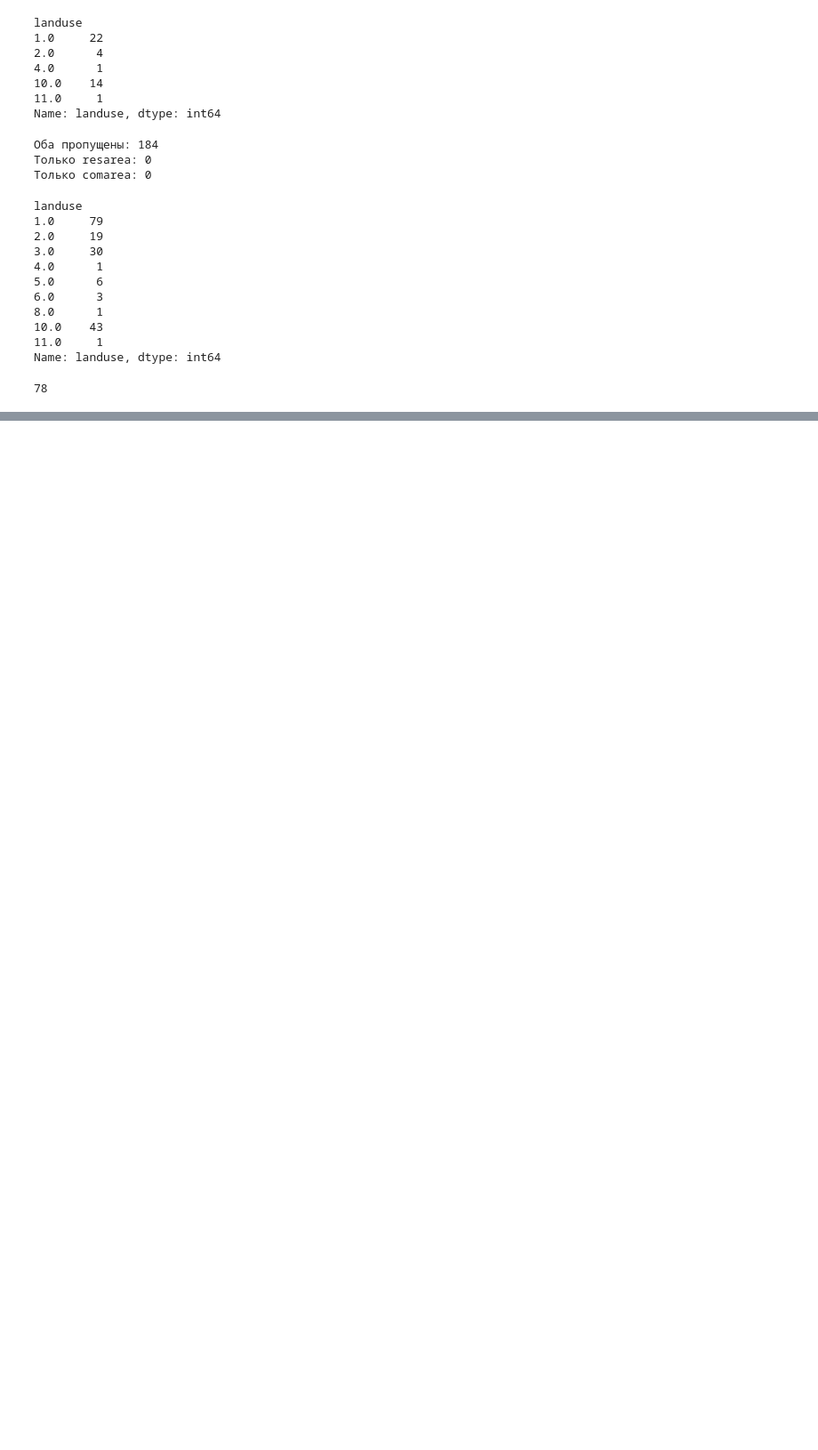
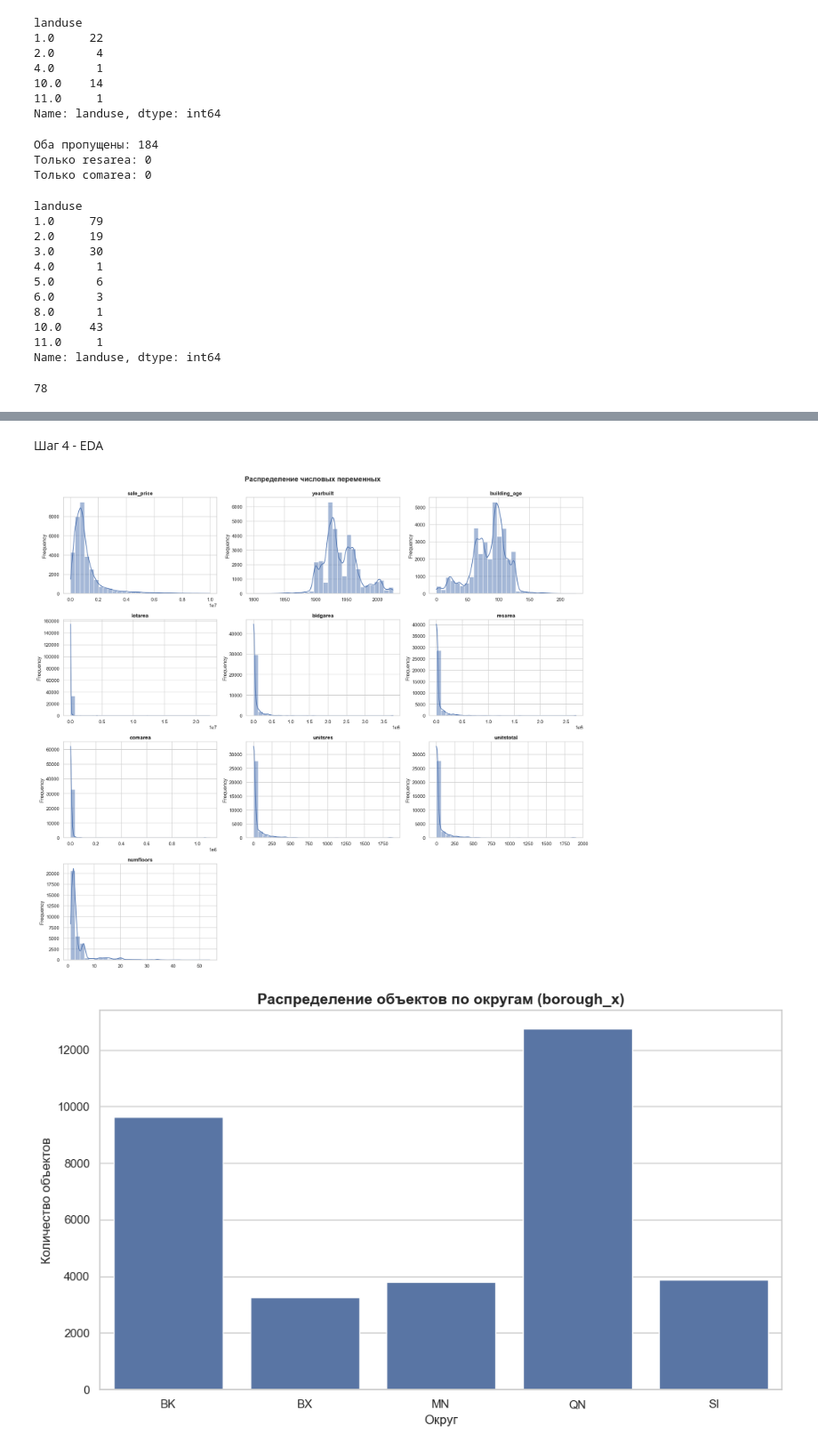
Before and after one commit to oganes1/Housing-prices, a Jupyter notebook: nyc_prices.ipynb, the cells around one changed output, grey strips where cells are left out. Shown at 89% size. Saved outputs shown, nothing was run; the diff lists cells and outputs as text; code cells hidden in the pictures; blank space fills up the shorter version.

```diff
--- a/nyc_prices.ipynb
+++ b/nyc_prices.ipynb
@@ -316,0 +216,75 @@ Name: count, dtype: int64
+# %% [markdown]
+Шаг 4 - EDA
+# %%
+# Настройка стиля визуализации
+sns.set_style("whitegrid")
+sns.set_palette("deep")
+
+# Расшифровка кодов landuse
+landuse_mapping = {
+    '1.0': 'One & Two Family Buildings',
+    '2.0': 'Multi-Family Walk-Up Buildings',
+    '3.0': 'Multi-Family Elevator Buildings',
+    '4.0': 'Mixed Residential & Commercial',
+    '5.0': 'Commercial & Office Buildings',
+    '6.0': 'Industrial & Manufacturing',
+    '7.0': 'Transportation & Utility',
+    '8.0': 'Public Facilities & Institutions',
+    '9.0': 'Open Space & Outdoor Recreation',
+    '10.0': 'Parking Facilities',
+    '11.0': 'Vacant Land'
+}
+
+# Создание копии датафрейма для безопасной обработки
+df_viz = df_clean.copy()
+
+# Применение расшифровки к landuse
+df_viz['landuse_full'] = df_viz['landuse'].astype(str).map(landuse_mapping).fillna('Unknown')
+
+#ЧИСЛОВЫЕ ПЕРЕМЕННЫЕ
+numeric_vars = ['sale_price', 'yearbuilt', 'building_age', 'lotarea',
+                'bldgarea', 'resarea', 'comarea', 'unitsres',
+                'unitstotal', 'numfloors']
+
+# Построение гистограмм для числовых переменных
+fig, axes = plt.subplots(4, 3, figsize=(18, 16))
+axes = axes.flatten()
+
+for idx, var in enumerate(numeric_vars):
+    sns.histplot(data=df_viz, x=var, bins=30, kde=True, ax=axes[idx])
+    axes[idx].set_title(f'{var}', fontsize=12, fontweight='bold')
+    axes[idx].set_xlabel('')
+    axes[idx].set_ylabel('Frequency')
+
+# Скрытие неиспользуемых подграфиков
+for idx in range(len(numeric_vars), len(axes)):
+    axes[idx].set_visible(False)
+
+plt.suptitle('Распределение числовых переменных', fontsize=16, fontweight='bold', y=0.995)
+plt.tight_layout()
+plt.show()
+
+#КАТЕГОРИАЛЬНЫЕ ПЕРЕМЕННЫЕ
+plt.figure(figsize=(10, 6))
+borough_order = sorted(df_viz['borough_y'].dropna().unique())
+sns.countplot(data=df_viz, x='borough_y', order=borough_order)
+plt.title('Распределение объектов по округам (borough_x)', fontsize=14, fontweight='bold')
+plt.xlabel('Округ')
+plt.ylabel('Количество объектов')
+plt.xticks(rotation=0)
+plt.tight_layout()
+plt.show()
+
+plt.figure(figsize=(14, 7))
+landuse_order = [landuse_mapping.get(code, 'Unknown')
+                 for code in sorted(landuse_mapping.keys())
+                 if landuse_mapping.get(code) in df_viz['landuse_full'].values]
+sns.countplot(data=df_viz, y='landuse_full', order=landuse_order)
+plt.title('Распределение объектов по типу землепользования (landuse)', fontsize=14, fontweight='bold')
+plt.xlabel('Количество объектов')
+plt.ylabel('Тип землепользования')
+plt.tight_layout()
+plt.show()
+# %% [output]
+[figure, added]
+[figure, added]
```
Also changed, not shown: parts of 12 cells of this notebook.
